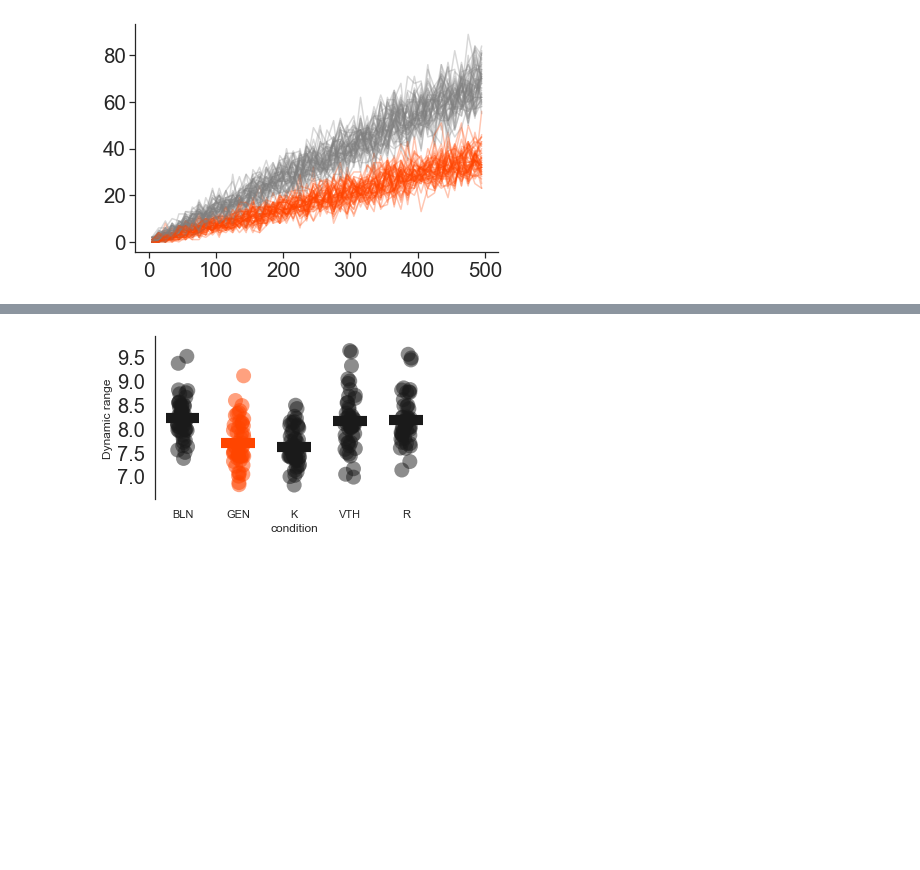
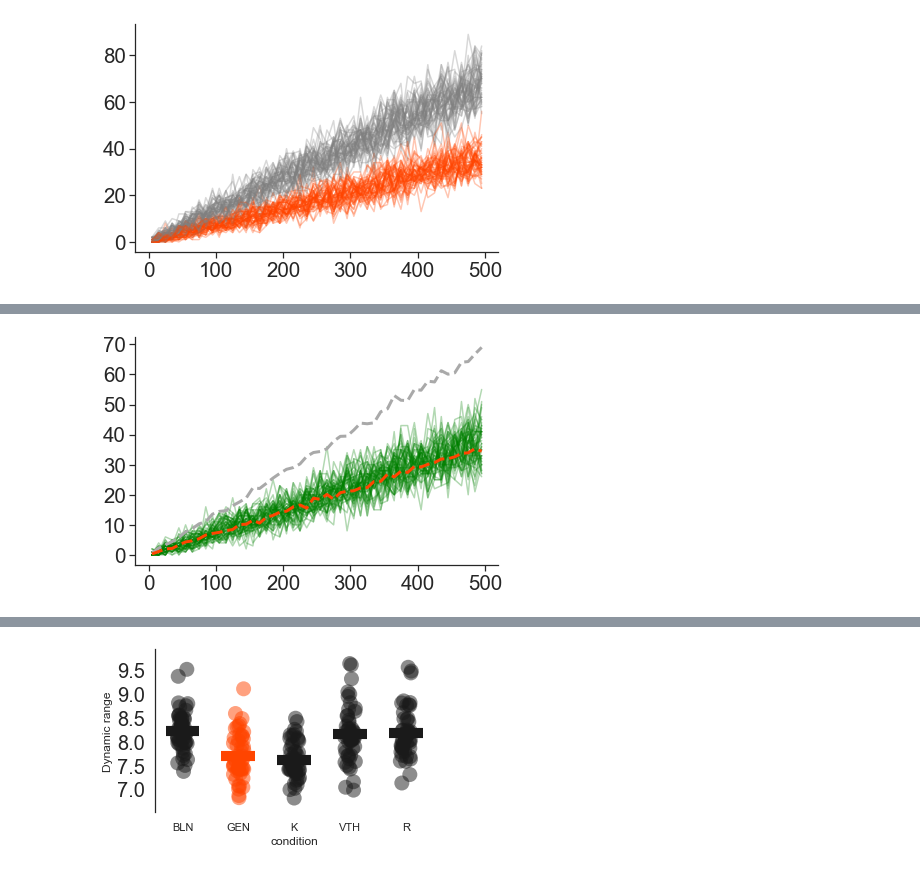
Before and after one commit to dafishcode/avalanche_model, a Jupyter notebook: net_stim.ipynb, the cells around one changed output, grey strips where cells are left out. Cells and saved outputs as stored; diff of their text form; code cells hidden in the pictures; blank space fills up the shorter version.

```diff
--- a/net_stim.ipynb
+++ b/net_stim.ipynb
@@ -133,0 +178,37 @@ plt.show()
+# %%
+fig, axarr = plt.subplots(figsize = (6.5,4.2))
+comb_k = []
+comb_le = []
+
+
+
+
+
+for e in range(len(diff_list)):
+    #plt.scatter(diff_list,np.array(data_list1)[:,e], c = 'k', s = 10, alpha = 0.2)
+    #plt.scatter(diff_list,np.array(data_list2)[:,e], c = 'orangered', s = 10, alpha = 0.2)
+    #plt.plot(diff_list,np.array(data_listvth)[:,e], c = 'green',  alpha = 0.3)
+    #plt.plot(diff_list,np.array(data_listr)[:,e], c = 'violet',  alpha = 0.2)
+    #plt.scatter(diff_list,np.array(data_listvth)[:,e], c = 'blue', s = 10, alpha = 0.2)
+    plt.plot(on_list,k[e][1], c='green', alpha = 0.3)
+    #plt.plot(on_list,sz[i][1], c='orangered', alpha = 0.3)
+
+
+    #comb_k = np.append(comb_k, k_vals)
+    #comb_le = np.append(comb_le, np.mean(np.array(curr)[:,e], axis=1))
+
+
+plt.plot(on_list, bln_m, c='darkgrey', alpha = 1, linewidth= 3, linestyle = '--')
+plt.plot(on_list, sz_m, c='orangered', alpha = 1,linewidth= 3, linestyle = '--')
+#axarr.set_ylabel('NMS', size = '13')
+#axarr.set_xlabel('distance input', size = '13')
+axarr.spines['top'].set_visible(False)
+axarr.spines['right'].set_visible(False)
+plt.yticks(size = 20.5)
+plt.xticks(size = 20.5, visible=True)
+plt.tick_params(axis = "x", which = "both", bottom = True)
+plt.tick_params(axis = "y", which = "both", left = True)
+plt.savefig(Ffig + 'DR_compare_k.svg', transparent = True)
+plt.show()
+# %% [output]
+[figure, added]
```
Also changed, not shown: parts of 27 cells of this notebook, 2 other files.
